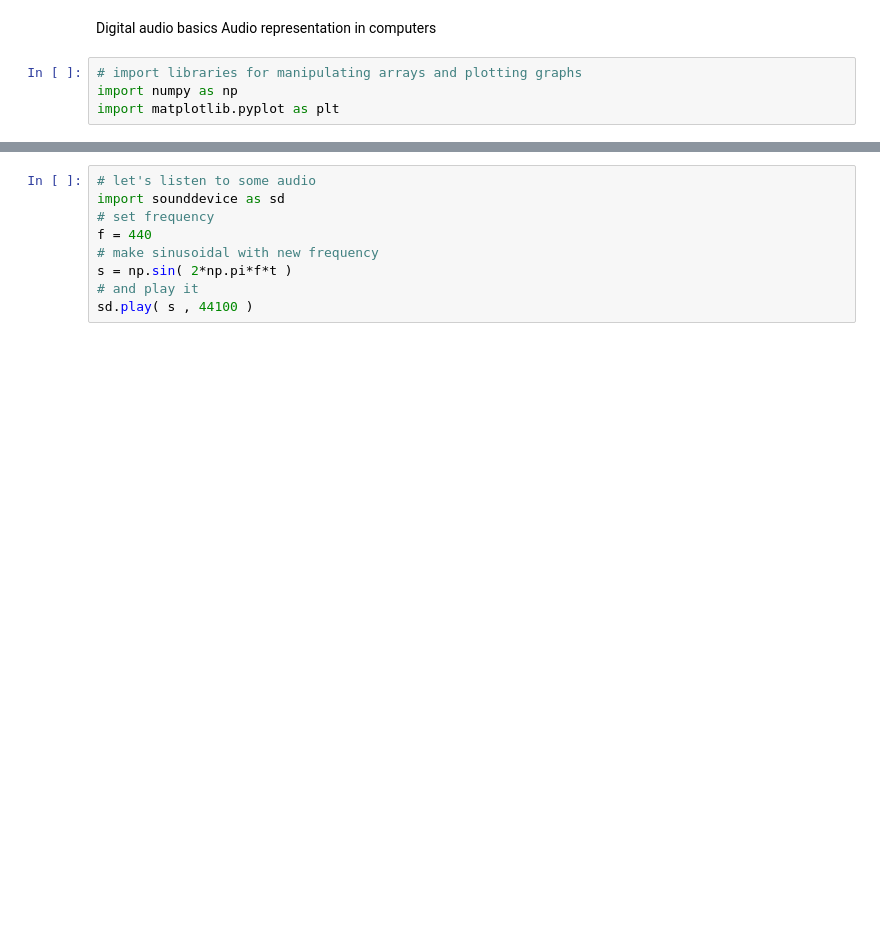
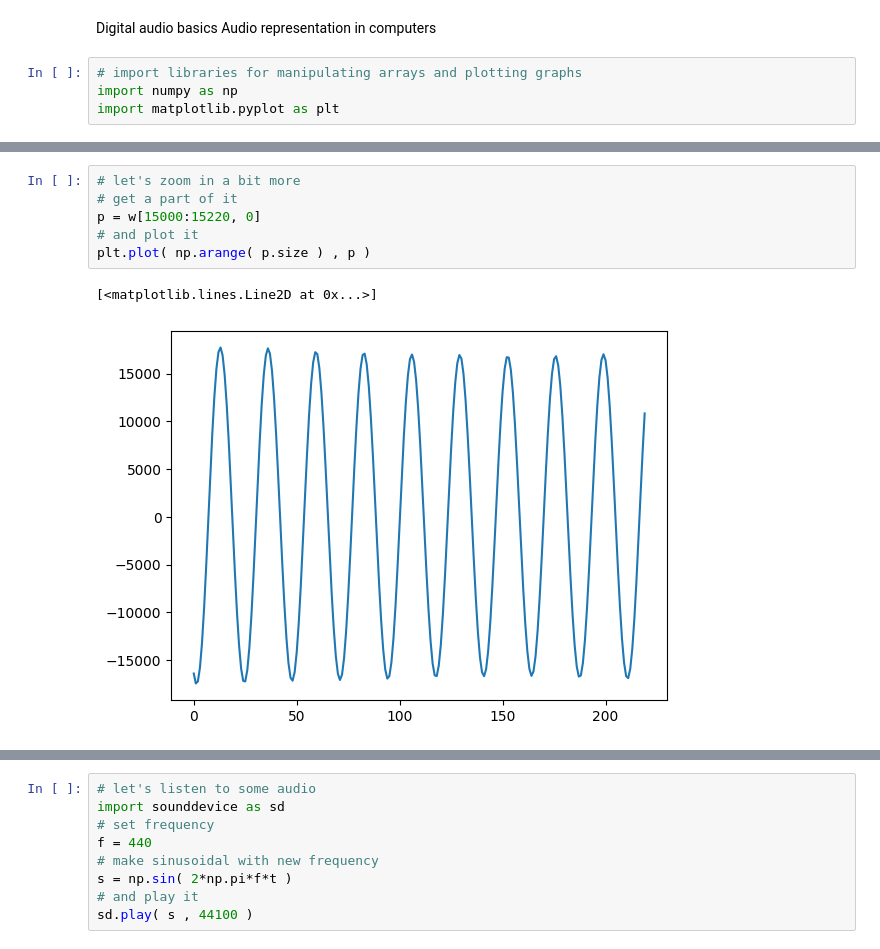
Before and after one commit to maximoskp/MSc_LangTech_NKUA_DSP, a Jupyter notebook: 1_sampling_and_quantisation.ipynb, the cells around one changed output, grey strips where cells are left out. Drawn from its saved outputs; the diff is of its cells as text; blank space fills up the shorter version.

```diff
--- a/1_sampling_and_quantisation.ipynb
+++ b/1_sampling_and_quantisation.ipynb
@@ -28,0 +57,9 @@ plt.plot( np.arange( w[5000:7500, 0].size ) , w[5000:7500, 0] )
+# %%
+# let's zoom in a bit more
+# get a part of it
+p = w[15000:15220, 0]
+# and plot it
+plt.plot( np.arange( p.size ) , p )
+# %% [output]
+[<matplotlib.lines.Line2D at 0x...>]
+[figure, added]
```
Also changed, not shown: parts of 19 cells of this notebook, 5 other files.
